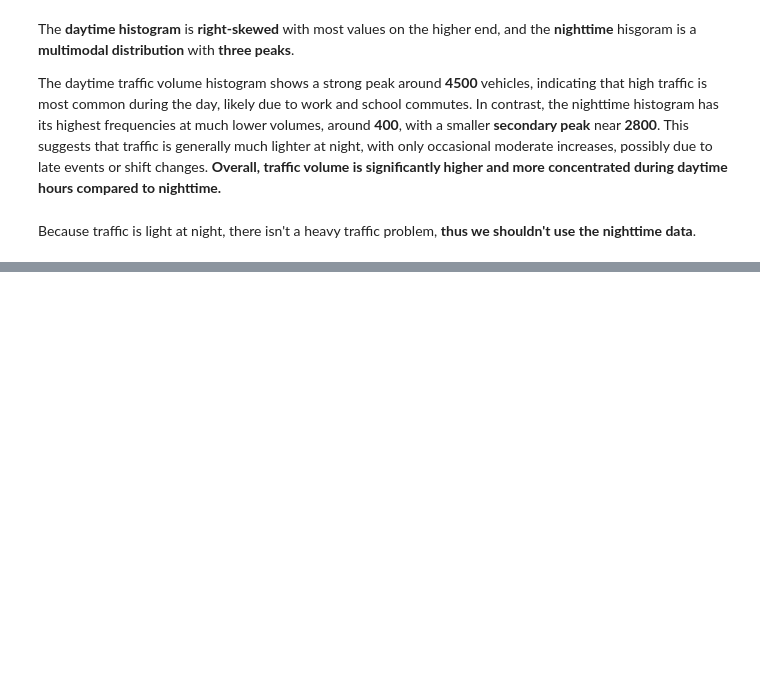
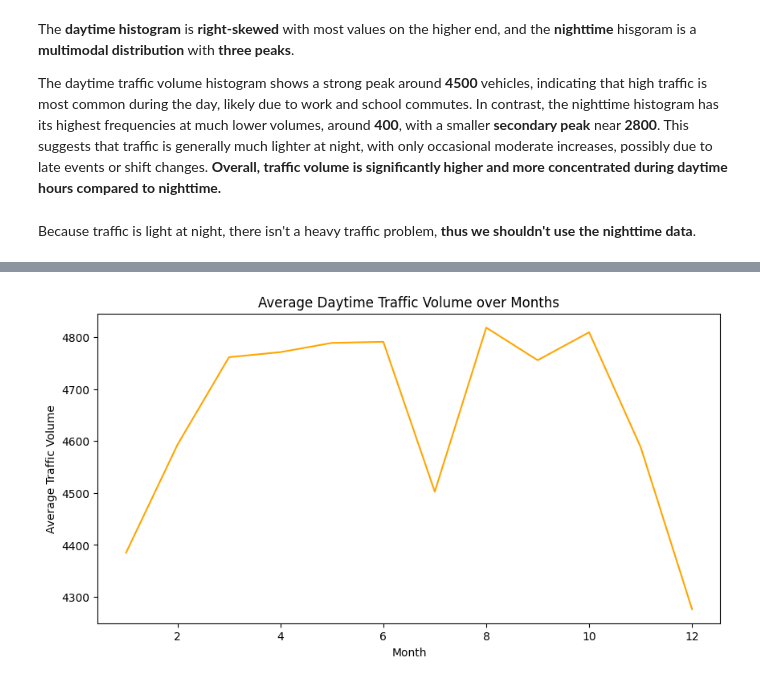
Before and after one commit to jackren0000/Finding-Heavy-Traffic-Indicators-on-I-94, a Jupyter notebook: main.ipynb, the cells around one changed output, grey strips where cells are left out. Saved outputs shown, nothing was run; the diff lists cells and outputs as text; code cells hidden in the pictures; blank space fills up the shorter version.

Commit message:
Update time indicators observations.

```diff
--- a/main.ipynb
+++ b/main.ipynb
@@ -105,8 +105,8 @@ df['hour'] = df['date_time'].dt.hour
 df['daytime'] = df['hour'].apply(lambda x: 'Daytime' if 7 <= x <= 19 else 'Nighttime')
 
 # split the dataset into daytime and nighttime
-daytime_df = df[df['daytime'] == 'Daytime']
-nighttime_df = df[df['daytime'] == 'Nighttime']
+daytime_df = df[df['daytime'] == 'Daytime'].copy() # copy to avoid SettingWithCopyWarning
+nighttime_df = df[df['daytime'] == 'Nighttime'].copy()
 # %%
 # set the same limits for both axes
 min_val = df['traffic_volume'].min()
@@ -139,0 +146,5 @@ Because traffic is light at night, there isn't a heavy traffic problem, **thus w
+# %%
+# calculate the average traffic volume by month for daytime traffic only
+daytime_df['month'] = daytime_df['date_time'].dt.month
+by_month = daytime_df.groupby('month').mean(numeric_only=True)
+by_month['traffic_volume']
@@ -139,0 +166,8 @@ Because traffic is light at night, there isn't a heavy traffic problem, **thus w
+# %%
+by_month['traffic_volume'].plot(kind='line', figsize=(10, 5), color='orange')
+plt.xlabel('Month')
+plt.ylabel('Average Traffic Volume')
+plt.title('Average Daytime Traffic Volume over Months')
+plt.show()
+# %% [output]
+[figure, added]
```
Also changed, not shown: parts of 3 cells of this notebook.
